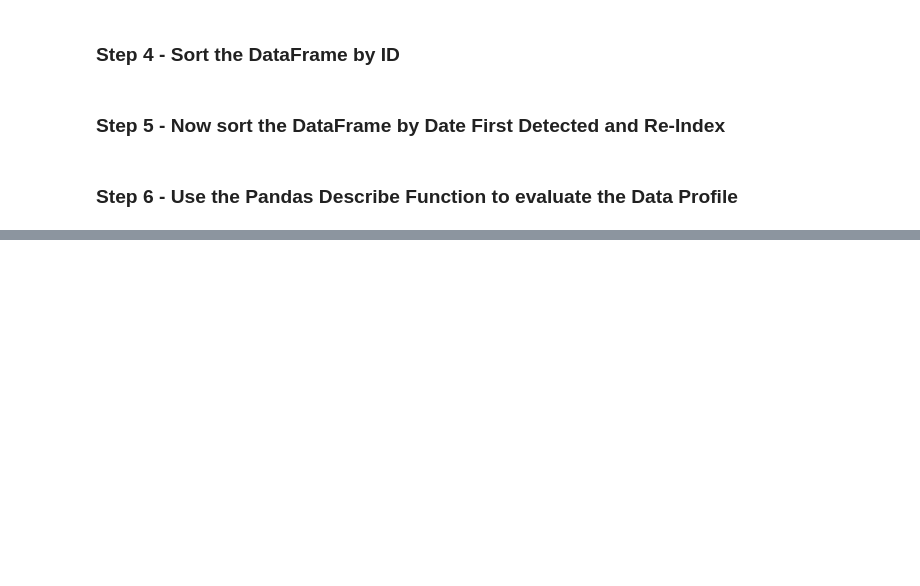
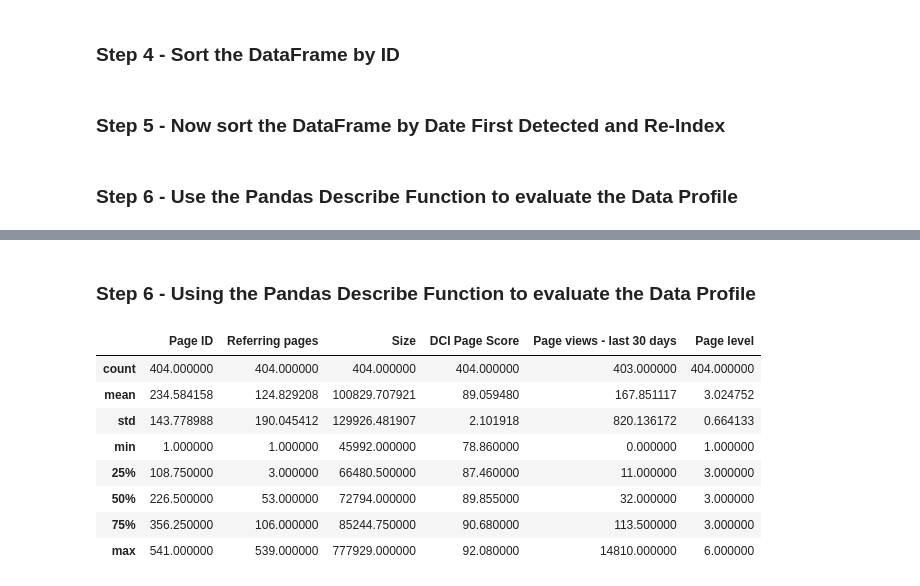
Before and after one commit to lee-coates/DataProfilingExercises, a Jupyter notebook: WebAnalysis/Web Analytics Data Profile.ipynb, the cells around one changed output, grey strips where cells are left out. Cells and saved outputs as stored; diff of their text form; code cells hidden in the pictures; blank space fills up the shorter version.

```diff
--- a/WebAnalysis/Web Analytics Data Profile.ipynb
+++ b/WebAnalysis/Web Analytics Data Profile.ipynb
@@ -26,0 +130,14 @@ Use both Markdown Cells and Code Cells to complete this Exercise.
+# %% [markdown]
+### Step 6 - Using the Pandas Describe Function to evaluate the Data Profile
+# %%
+web_data.describe()
+# %% [output]
+|  | Page ID | Referring pages | Size | DCI Page Score | Page views - last 30 days | Page level |
+| count | 404.000000 | 404.000000 | 404.000000 | 404.000000 | 403.000000 | 404.000000 |
+| mean | 234.584158 | 124.829208 | 100829.707921 | 89.059480 | 167.851117 | 3.024752 |
+| std | 143.778988 | 190.045412 | 129926.481907 | 2.101918 | 820.136172 | 0.664133 |
+| min | 1.000000 | 1.000000 | 45992.000000 | 78.860000 | 0.000000 | 1.000000 |
+| 25% | 108.750000 | 3.000000 | 66480.500000 | 87.460000 | 11.000000 | 3.000000 |
+| 50% | 226.500000 | 53.000000 | 72794.000000 | 89.855000 | 32.000000 | 3.000000 |
+| 75% | 356.250000 | 106.000000 | 85244.750000 | 90.680000 | 113.500000 | 3.000000 |
+| max | 541.000000 | 539.000000 | 777929.000000 | 92.080000 | 14810.000000 | 6.000000 |
```
Also changed, not shown: parts of 16 cells of this notebook.
